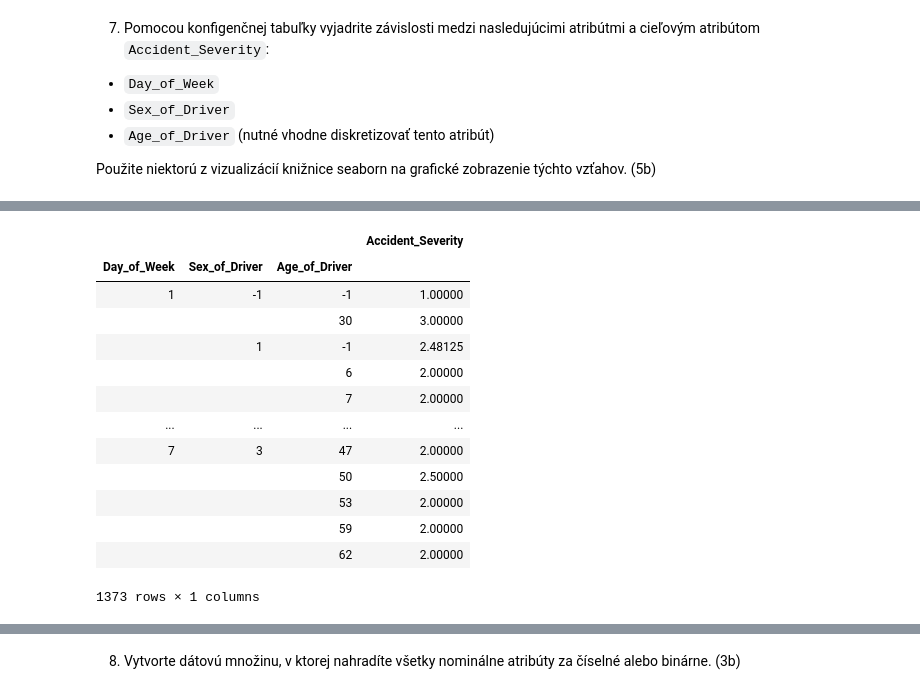
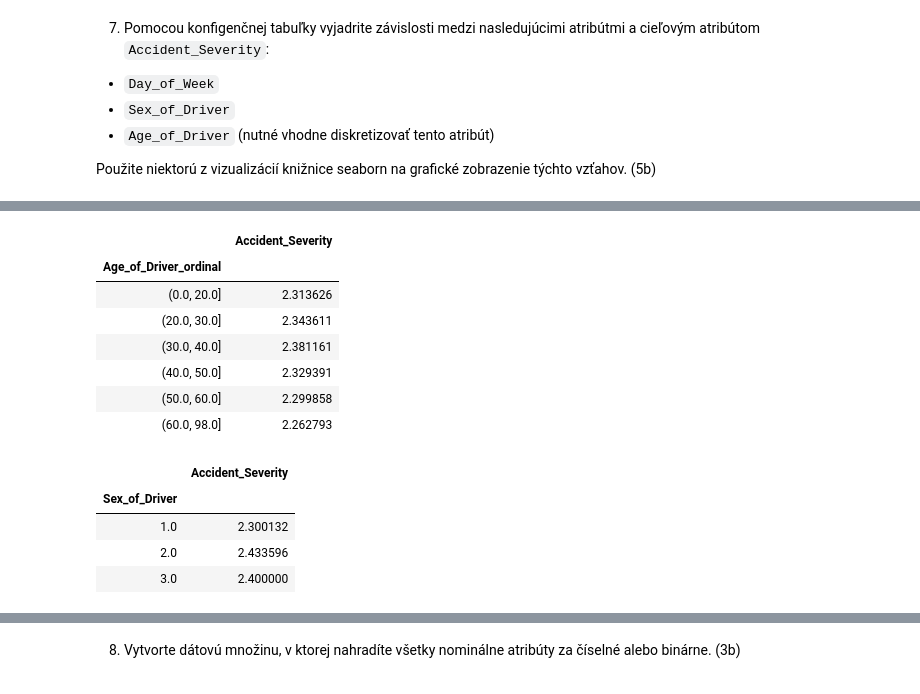
Before and after one commit to DanaPalova/mojewda, a Jupyter notebook: zadanie/zadanie.ipynb, the cells around one changed output, grey strips where cells are left out. Drawn from its saved outputs; the diff is of its cells as text; code cells hidden in the pictures.

```diff
--- a/zadanie/zadanie.ipynb
+++ b/zadanie/zadanie.ipynb
@@ -234,0 +278,7 @@ dtype: int64
+# %%
+# chybajuce hodnoty v tychto atributoch doplnime o hodnoty medianov - tie som si urcila z predchadzajuceho poctu
+Accidents_FA["Age_of_Driver"].fillna(Accidents_FA["Age_of_Driver"].median(), inplace=True) # 36
+Accidents_FA["Age_of_Vehicle"].fillna(Accidents_FA["Age_of_Vehicle"].median(), inplace=True) # 6
+Accidents_FA["Engine_Capacity_(CC)"].fillna(Accidents_FA["Engine_Capacity_(CC)"].median(), inplace=True) # 1597
+Accidents_FA.head(20)
+Accidents_FA.isna().sum() # kontrola, ze boli nahradene chybajuce ciselne hodnoty
@@ -234,0 +319,15 @@ dtype: int64
+# %%
+# chybajuce hodnoty v tychto atributoch doplnime o hodnoty modusov - tie som si urcila z predchadzajuceho poctu
+#Accidents_FA["Road_Surface_Conditions"].fillna(Accidents_FA["Road_Surface_Conditions"].mode(), inplace=True)
+#Accidents_FA["Vehicle_Type"].fillna(Accidents_FA["Vehicle_Type"].mode(), inplace=True)
+#Accidents_FA["Sex_of_Driver"].fillna(Accidents_FA["Sex_of_Driver"].mode(), inplace=True)
+
+# urobila by som to takto, ale kedze tento tvrdohlavy had nie je ochotny mi prepisat hodnoty vnorenou funkciou,
+# tak to urobim natvrdo cez konstanty
+
+Accidents_FA["Road_Surface_Conditions"].fillna(1, inplace=True)
+Accidents_FA["Vehicle_Type"].fillna(9, inplace=True)
+Accidents_FA["Sex_of_Driver"].fillna(1, inplace=True)
+
+Accidents_FA.head(20)
+Accidents_FA.isna().sum() # kontrola, ze boli nahradene chybajuce ciselne hodnoty
@@ -251,3 +375,13 @@ Accidents_FA.describe()
 * `Age_of_Driver` (nutné vhodne diskretizovať tento atribút)
 
 Použite niektorú z vizualizácií knižnice seaborn na grafické zobrazenie týchto vzťahov. (5b)
+# %%
+#najprv atribut Age_of_Driver diskretizujeme
+# zistíme maximálnu hodnotu pre vek
+max_age = Accidents_FA["Age_of_Driver"].max()
+max_age
+# rozdelíme hodnoty na intervaly
+Accidents_FA["Age_of_Driver_ordinal"]=pd.cut(Accidents_FA["Age_of_Driver"], bins=(0, 20, 30, 40, 50, 60, max_age))
+# zobrazíme ordinálne hodnoty a ich početnosti
+Accidents_FA["Age_of_Driver_ordinal"].value_counts()
+#pd.pivot_table(Accidents_FA, index=["Age_of_Driver_ordinal"], values="Accident_Severity")
@@ -254,17 +431,19 @@ Použite niektorú z vizualizácií knižnice seaborn na grafické zobrazenie t
+# %%
+pd.pivot_table(Accidents_FA, index="Age_of_Driver_ordinal", values=["Accident_Severity"])
+# %% [output]
+|  | Accident_Severity |
+| Age_of_Driver_ordinal |  |
+| (0.0, 20.0] | 2.313626 |
+| (20.0, 30.0] | 2.343611 |
+| (30.0, 40.0] | 2.381161 |
+| (40.0, 50.0] | 2.329391 |
+| (50.0, 60.0] | 2.299858 |
+| (60.0, 98.0] | 2.262793 |
 # %%
-pd.pivot_table(Accidents_FA, index=["Day_of_Week", "Sex_of_Driver", "Age_of_Driver"], values="Accident_Severity")
+pd.pivot_table(Accidents_FA, index="Sex_of_Driver", values=["Accident_Severity"])
 # %% [output]
-|  |  |  | Accident_Severity |
-| Day_of_Week | Sex_of_Driver | Age_of_Driver |  |
-| 1 | -1 | -1 | 1.00000 |
-|  |  | 30 | 3.00000 |
-|  | 1 | -1 | 2.48125 |
-|  |  | 6 | 2.00000 |
-|  |  | 7 | 2.00000 |
-| ... | ... | ... | ... |
-| 7 | 3 | 47 | 2.00000 |
-|  |  | 50 | 2.50000 |
-|  |  | 53 | 2.00000 |
-|  |  | 59 | 2.00000 |
-|  |  | 62 | 2.00000 |
+|  | Accident_Severity |
+| Sex_of_Driver |  |
+| 1.0 | 2.300132 |
+| 2.0 | 2.433596 |
+| 3.0 | 2.400000 |
-1373 rows × 1 columns
```
Also changed, not shown: parts of 47 cells of this notebook.
